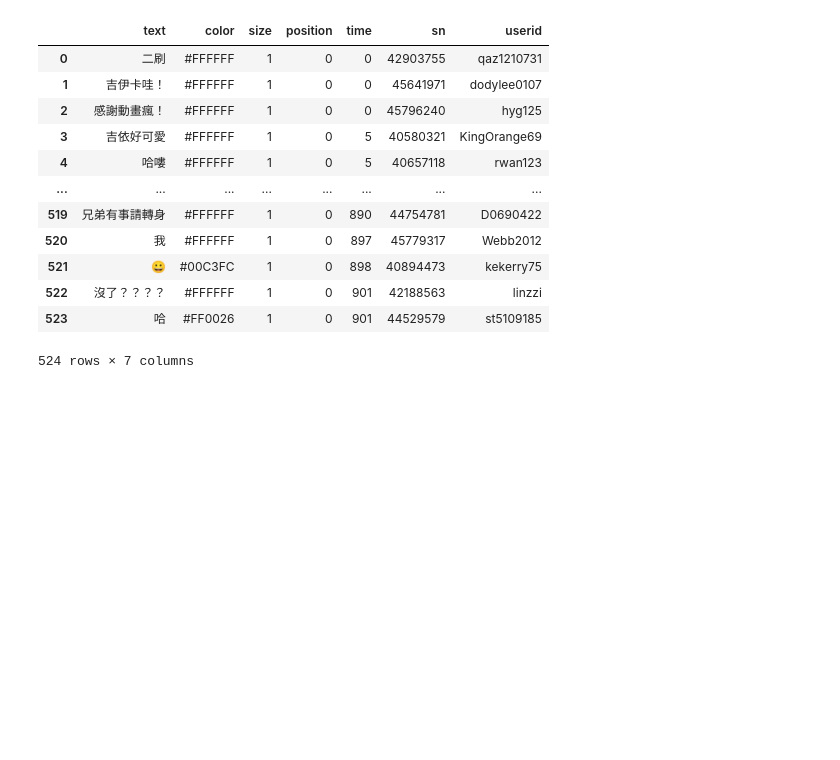
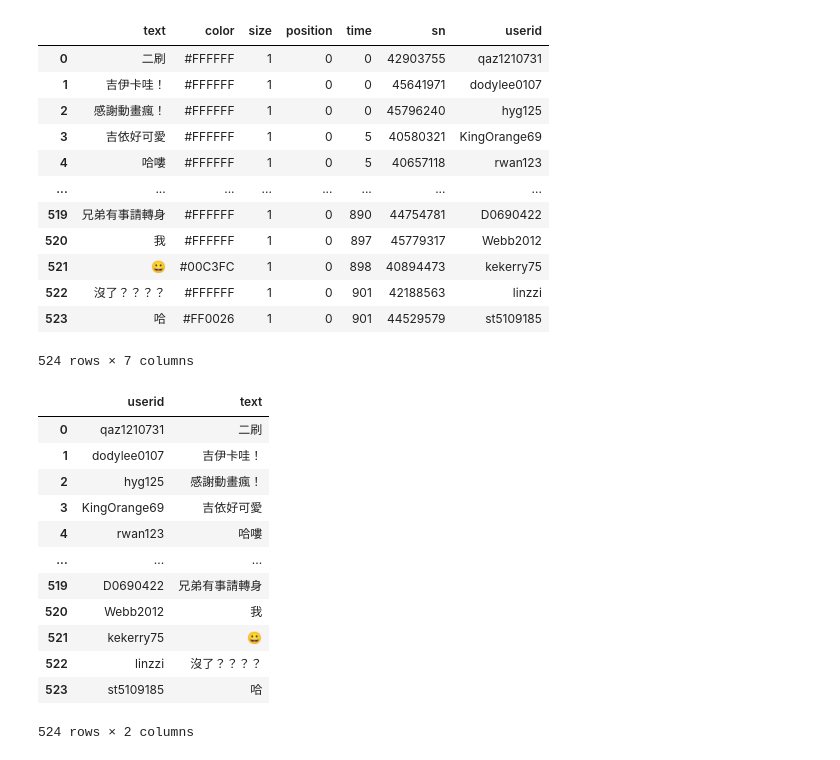
Before and after one commit to Elwing-Chou/tibame_20250729, a Jupyter notebook: tibame_20250821.ipynb, the cells around one changed output. Drawn from its saved outputs; the diff is of its cells as text; code cells hidden in the pictures; blank space fills up the shorter version.

```diff
--- a/tibame_20250821.ipynb
+++ b/tibame_20250821.ipynb
@@ -156,3 +203,27 @@ df
 | 522 | 沒了？？？？ | #FFFFFF | 1 | 0 | 901 | 42188563 | linzzi |
 | 523 | 哈 | #FF0026 | 1 | 0 | 901 | 44529579 | st5109185 |
 524 rows × 7 columns
+# %%
+import pandas as pd
+df = pd.read_csv("baha.csv", encoding="utf-8", index_col=0)
+df
+# %%
+# 行操作
+df["userid"]
+# 多行操作
+cols = ["userid", "text"]
+df[cols]
+# %% [output]
+|  | userid | text |
+| 0 | qaz1210731 | 二刷 |
+| 1 | dodylee0107 | 吉伊卡哇！ |
+| 2 | hyg125 | 感謝動畫瘋！ |
+| 3 | KingOrange69 | 吉依好可愛 |
+| 4 | rwan123 | 哈嘍 |
+| ... | ... | ... |
+| 519 | D0690422 | 兄弟有事請轉身 |
+| 520 | Webb2012 | 我 |
+| 521 | kekerry75 | 😀 |
+| 522 | linzzi | 沒了？？？？ |
+| 523 | st5109185 | 哈 |
+524 rows × 2 columns
```
Also changed, not shown: parts of 4 cells of this notebook.
